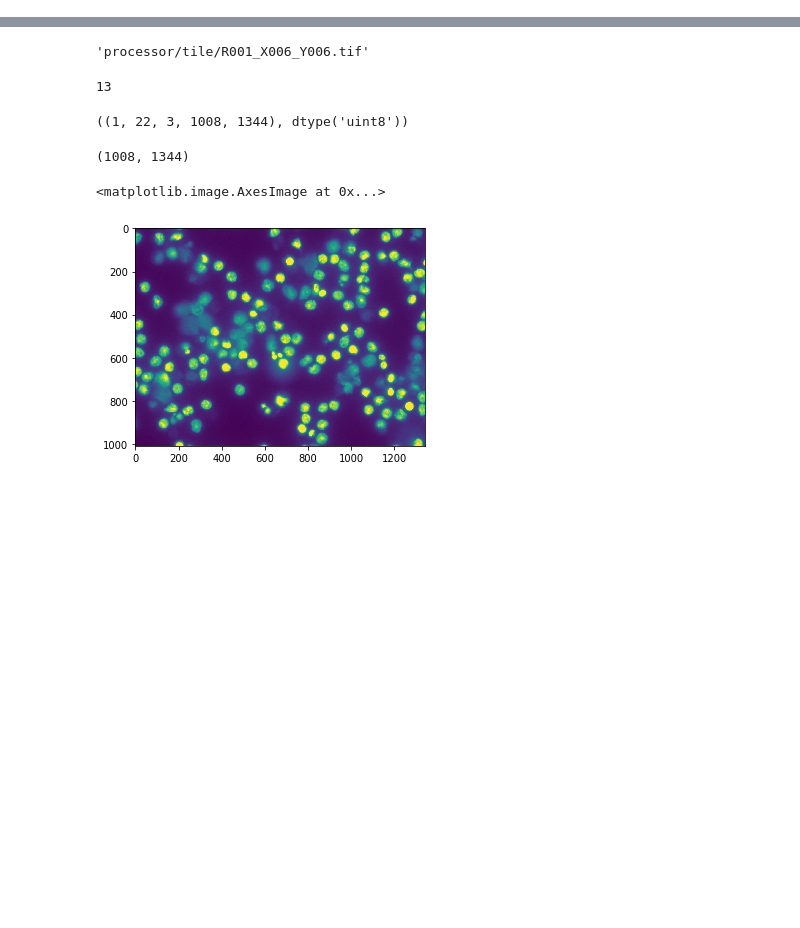
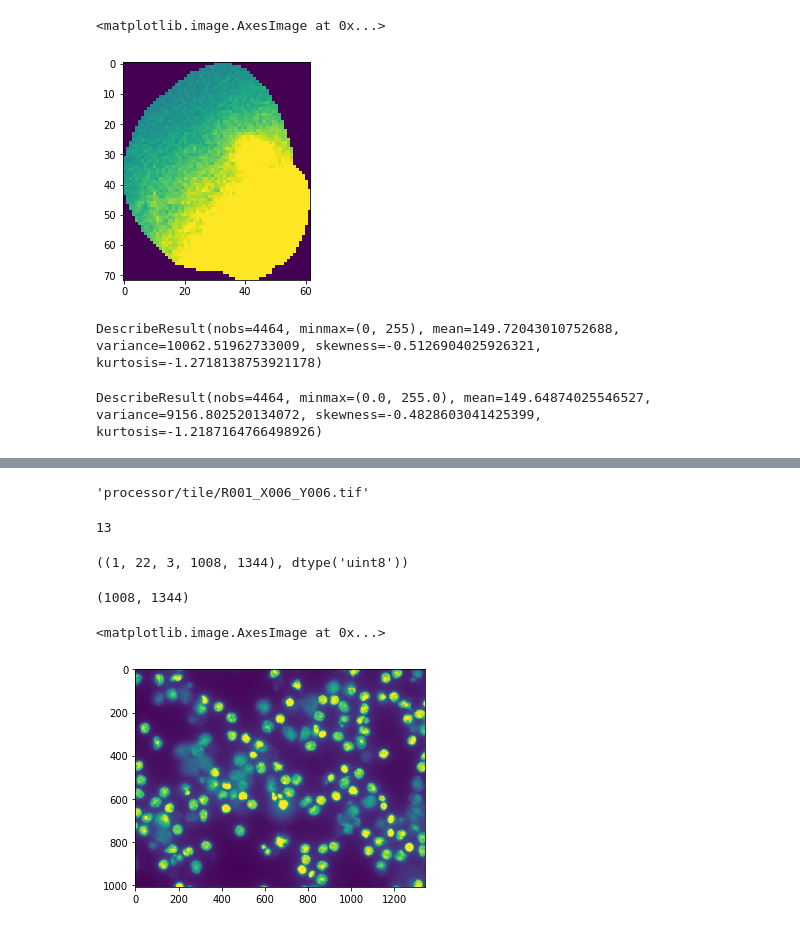
Before and after one commit to hammerlab/cytokit, a Jupyter notebook: python/notebooks/dev/spot_detection.ipynb, the cells around one changed output, grey strips where cells are left out. Drawn from its saved outputs; the diff is of its cells as text; code cells hidden in the pictures; blank space fills up the shorter version.

```diff
--- a/python/notebooks/dev/spot_detection.ipynb
+++ b/python/notebooks/dev/spot_detection.ipynb
@@ -11,0 +14,15 @@ from codex.function import data as function_data
+# %%
+from scipy.stats import describe
+img = skio.imread('/lab/data/cellimages/00086_cell_extract.png')
+plt.imshow(img)
+# %% [output]
+<matplotlib.image.AxesImage at 0x...>
+[figure, added]
+# %%
+describe(img.ravel())
+# %% [output]
+DescribeResult(nobs=4464, minmax=(0, 255), mean=149.72043010752688, variance=10062.51962733009, skewness=-0.5126904025926321, kurtosis=-1.2718138753921178)
+# %%
+describe(filters.gaussian(img, sigma=1, preserve_range=True).ravel())
+# %% [output]
+DescribeResult(nobs=4464, minmax=(0.0, 255.0), mean=149.64874025546527, variance=9156.802520134072, skewness=-0.4828603041425399, kurtosis=-1.2187164766498926)
```
Also changed, not shown: parts of 3 cells of this notebook, 8 other files.
